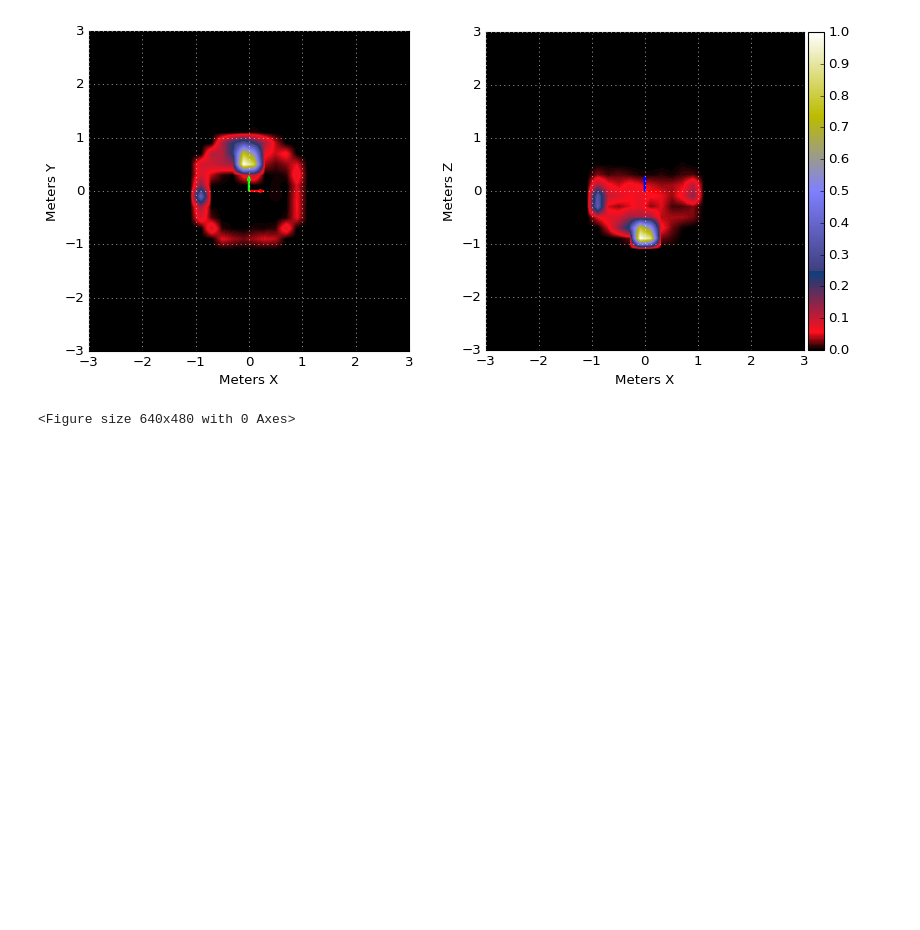
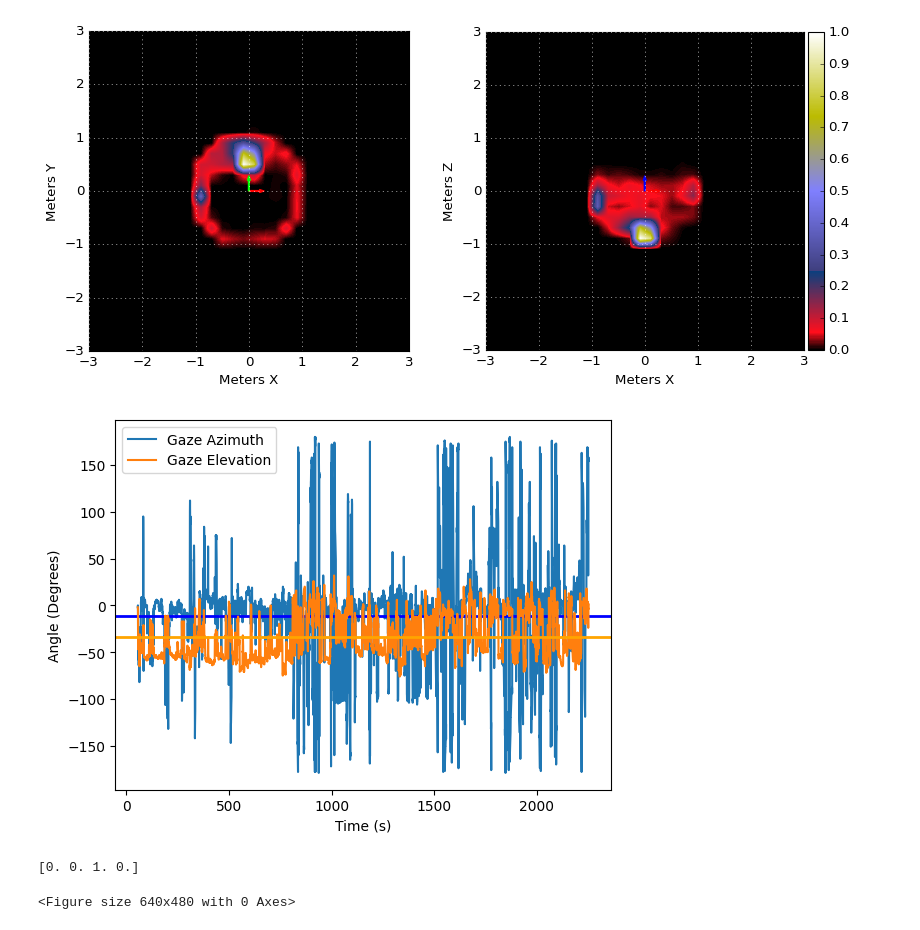
Before and after one commit to pedro-lucas-bravo/master_thesis_data_analysis, a Jupyter notebook: 7-users.ipynb, the cells around one changed output. Saved outputs shown, nothing was run; the diff lists cells and outputs as text; code cells hidden in the pictures; blank space fills up the shorter version.

Commit message:
Implement chart for angles in gaze

```diff
--- a/7-users.ipynb
+++ b/7-users.ipynb
@@ -119,6 +119,44 @@ createRoomHeatmap(heatmap_x_y, heatmap_x_z, 'gist_stern', limit)
 # %% [output]
 <Figure size 640x480 with 0 Axes>
 [figure]
+# %%
+def CartesianToSpherical(x, y, z):
+    dist = np.sqrt(x*x + y*y + z*z)
+    theta = np.arctan2(y,x)
+    phi = np.arccos(z/dist)
+    ele = 90 - np.rad2deg(phi)
+    azi = np.rad2deg(theta)
+    return np.array([round(ele), round(azi), round(dist), theta])
+
+holo_az = []
+holo_ele = []
+timestamp = []
+for index, row in holo_posdir_data.iterrows():
+    spherical =  CartesianToSpherical(float(row[6]), float(row[7]), float(row[8]))
+    holo_ele.append(spherical[0])
+    az = spherical[1] - 90
+    az = az if az >= -180 else az + 360
+    holo_az.append(-az)
+    timestamp.append(float(row[0]))
+
+az_mean = np.mean(holo_az)
+ele_mean = np.mean(holo_ele)
+timestamp = (np.array(timestamp) - startTime) * 0.001
+
+plt.figure()
+plt.plot(timestamp, holo_az, label='Gaze Azimuth', zorder = -1)
+plt.plot(timestamp, holo_ele, label='Gaze Elevation', zorder = 1)
+plt.axhline(az_mean, linewidth=2, color='blue', zorder = 0)
+plt.axhline(ele_mean, linewidth=2, color='orange', zorder = 2)
+plt.xlabel('Time (s)')
+plt.ylabel('Angle (Degrees)')
+plt.legend()
+plt.show()
+
+print(CartesianToSpherical(1, 0, 0))
+# %% [output]
+[figure, added]
+[0. 0. 1. 0.]
 # %%
 agents_data = filterData(user_data, 'agents', startTime)
 agents_data = agents_data[agents_data[1].str.contains('agents')]# discard holo
```
Also changed, not shown: parts of 1 cell of this notebook.
